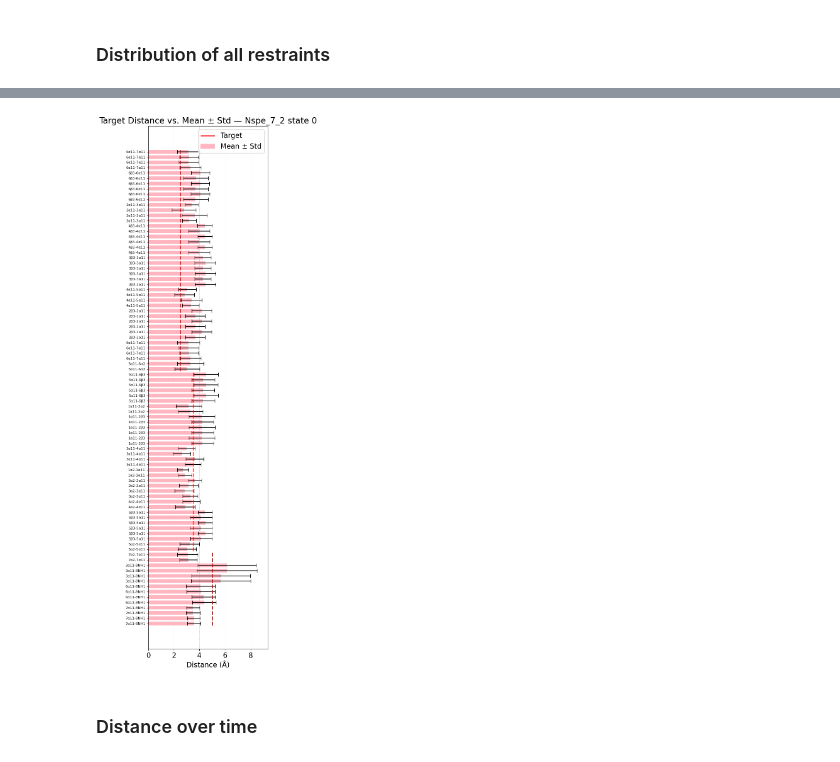
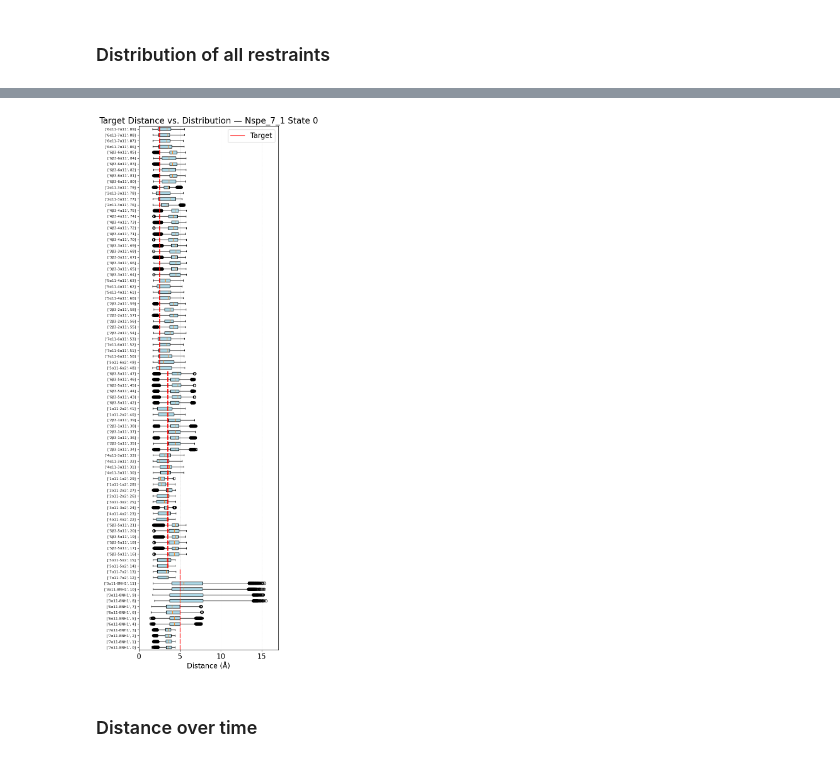
Before and after one commit to vvoelz/nspe-oligomers, a Jupyter notebook: peptoid/nspe_7_2/analysis/traj_analysis.ipynb, the cells around one changed output, grey strips where cells are left out. Cells and saved outputs as stored; diff of their text form; code cells hidden in the pictures.

Commit message:
adding traj_analysis for nspe72:

```diff
--- a/peptoid/nspe_7_2/analysis/traj_analysis.ipynb
+++ b/peptoid/nspe_7_2/analysis/traj_analysis.ipynb
@@ -85,7 +85,7 @@ omega_path = 'traj_data/'
 
 state_num = 16
 HREX_dir = '../traj_remd'
-run_num = 5 # How many run
+run_num = 10 # How many run
 
 HREX_list = [f"REMD_200ns_{i}" for i in range(1, run_num + 1)]
 for state in range(state_num):
@@ -106,7 +106,7 @@ for state in range(state_num):
     # Save distances
     concatenated_dists = np.vstack(dists_list)
     data_object = Data(concatenated_dists)
-    save_path = f"{omega_path}dis_state{state}.pkl"
+    save_path = f"{omega_path}dist_state{state}.pkl"
     data_object.save(save_path)
     print(f"Saved distance for state {state} to {save_path}")
 # %% [output]
@@ -131,7 +131,7 @@ nstates = 16
 
 dist_all = []
 for i in range(nstates):
-    dist_path = f"traj_data/dis_state{i}.pkl"
+    dist_path = f"traj_data/dist_state{i}.pkl"
     dist = Data.load(dist_path)
     dist = dist.array_list
     print(f'state {i}:, {np.array(dist).shape}')
@@ -223,0 +162,6 @@ for state in range(state_num):
+# %%
+## Featurize the structure
+grofile = f"../nspe_7_2.amb2gmx/nspe_7_2_GMX.gro"
+feat = pyemma.coordinates.featurizer(grofile)
+feat.add_distances([67, 16])
+feat.describe()
@@ -260,66 +208,53 @@ def translate_pyemma_label(label):
     # Return formatted result
     return f"{resid1}{group1}-{resid2}{group2}"
 # %%
-state_num = 1
-
+state_num = 16
 human_interpretable_label = True
 
-
-for state in range(state_num):
-    means = []
-    stds = []
+for state in range(1):  # Loop only over state 0
     targets = []
     labels = []
+    all_dists = []
 
     for i in range(len(dist_res)):
         atom1, atom2, target = dist_res[i]
         atom1_pyemma = atom1 - 1
         atom2_pyemma = atom2 - 1
-        dist = dist_all[state][:, i]
+        dist = dist_all[state][:, i]  # shape: (n_frames,)
 
-        mean_val = np.mean(dist)
-        std_val = np.std(dist)
-
-        means.append(mean_val)
-        stds.append(std_val)
+        all_dists.append(dist)
         targets.append(target)
 
         grofile = f"../nspe_7_2.amb2gmx/nspe_7_2_GMX.gro"
         feat = pyemma.coordinates.featurizer(grofile)
-        feat.add_distances([atom1_pyemma, atom2_pyemma])
-        label = feat.describe()[0]
+        feat.add_distances([[atom1_pyemma, atom2_pyemma]])
+        label_raw = feat.describe()[0]
 
         if human_interpretable_label:
-            labels.append(translate_pyemma_label(label=label))
+            label = [translate_pyemma_label(label=label_raw), i]
         else:
-            labels.append(label)
+            label = [label_raw, i]
+        labels.append(label)
 
-    # Convert to arrays
-    means = np.array(means)
-    stds = np.array(stds)
     targets = np.array(targets)
 
-    y = np.arange(len(labels))
-    height = 0.7
+    plt.figure(figsize=(6, max(6, len(labels) * 0.2)))
+    # Plot horizontal box plots
+    bp = plt.boxplot(all_dists, vert=False, patch_artist=True, labels=labels)
 
-    plt.figure(figsize=(5, max(6, len(labels) * 0.2)))
+    # Optional styling: color boxes light blue
+    for box in bp['boxes']:
+        box.set(facecolor='lightblue')
 
-    # Horizontal bars: mean ± std
-    plt.barh(y, means, height=height, xerr=stds, capsize=4, label='Mean ± Std', color='lightpink')
+    # Add target reference lines
+    for yi, ti in enumerate(targets, start=1):  # boxplot y-ticks start at 1
+        plt.vlines(ti, yi - 0.4, yi + 0.4, colors='red', linestyles='-', linewidth=2)
+    plt.plot([], [], color='red', label='Target')  # legend entry
 
-    # Draw target distances as vertical ticks
-    target_label_plotted = False
-    for yi, ti in zip(y, targets):
-        if not target_label_plotted:
-            plt.vlines(ti, yi - height/2, yi + height/2, colors='red', linestyles='-', linewidth=2, label='Target')
-            target_label_plotted = True
-        else:
-            plt.vlines(ti, yi - height/2, yi + height/2, colors='red', linestyles='-', linewidth=2)
-
-    plt.yticks(y, labels, fontsize=8)
+    plt.yticks(fontsize=8)
     plt.xlabel("Distance (Å)")
-    plt.title(f"Target Distance vs. Mean ± Std — Nspe_7_2 state {state}")
-    plt.xlim(0, max(np.max(means + stds), np.max(targets)) * 1.1)
+    plt.title(f"Target Distance vs. Distribution — Nspe_7_1 State {state}")
+    plt.xlim(0, max([np.max(d) for d in all_dists] + list(targets)) * 1.1)
     plt.legend()
     plt.grid(axis='x', linestyle='--', linewidth=0.5, alpha=0.7)
     plt.tight_layout()
@@ -342,7 +277,7 @@ Check the output of describe() to see the actual order of the features
 Label: R02 6 H11 137 - R02 7 H11 160
 Residue 1: R02 6, Atom: H11 (137), Group: α11
 Residue 2: R02 7, Atom: H11 (160), Group: α11
-[figure, old version]
+[figure, new version]
 # %% [markdown]
 ### Distance over time
 # %%
```
Also changed, not shown: parts of 19 cells of this notebook.
